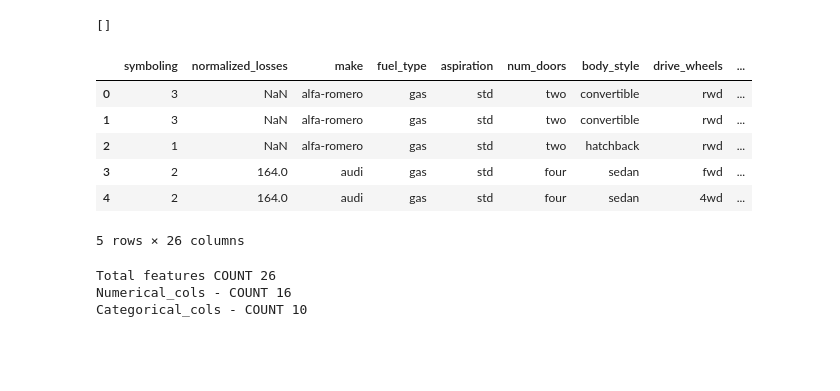
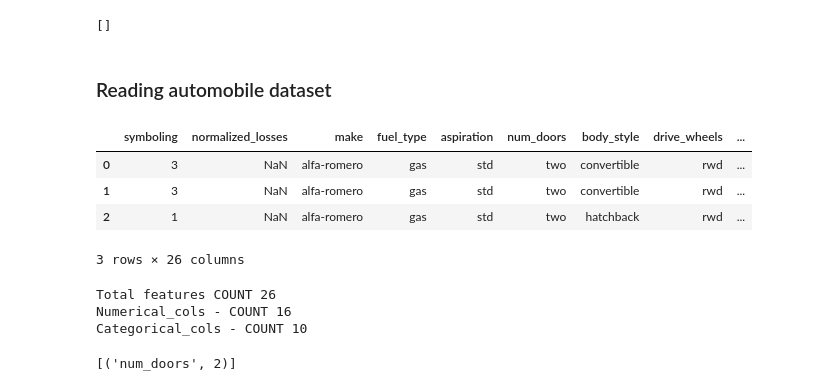
Before and after one commit to venkatesh-manikumar/Python_learnings, a Jupyter notebook: Preprocessing.ipynb, the cells around one changed output. Saved outputs shown, nothing was run; the diff lists cells and outputs as text; code cells hidden in the pictures; blank space fills up the shorter version.

```diff
--- a/Preprocessing.ipynb
+++ b/Preprocessing.ipynb
@@ -266,18 +266,18 @@ Null values are replaced by Median
 null_check(t_df)
 # %% [output]
 []
+# %% [markdown]
+### Reading automobile dataset
 # %%
 raw = pd.read_csv('/content/drive/MyDrive/DataScience/Auto.csv')
 
-raw.head()
+raw.head(3)
 # %% [output]
 |  | symboling | normalized_losses | make | fuel_type | aspiration | num_doors | body_style | drive_wheels | ... |
 | 0 | 3 | NaN | alfa-romero | gas | std | two | convertible | rwd | ... |
 | 1 | 3 | NaN | alfa-romero | gas | std | two | convertible | rwd | ... |
 | 2 | 1 | NaN | alfa-romero | gas | std | two | hatchback | rwd | ... |
-| 3 | 2 | 164.0 | audi | gas | std | four | sedan | fwd | ... |
-| 4 | 2 | 164.0 | audi | gas | std | four | sedan | 4wd | ... |
-5 rows × 26 columns
+3 rows × 26 columns
 # %%
 numerical_cols = raw.select_dtypes(include=[np.number]).columns
 categorical_cols = raw.select_dtypes(include=[object]).columns
@@ -289,3 +289,7 @@ print('Categorical_cols - COUNT' , categorical_cols.size )
 Total features COUNT 26
 Numerical_cols - COUNT 16
 Categorical_cols - COUNT 10
+# %%
+null_check(raw[categorical_cols])
+# %% [output]
+[('num_doors', 2)]
```
Also changed, not shown: parts of 16 cells of this notebook.
